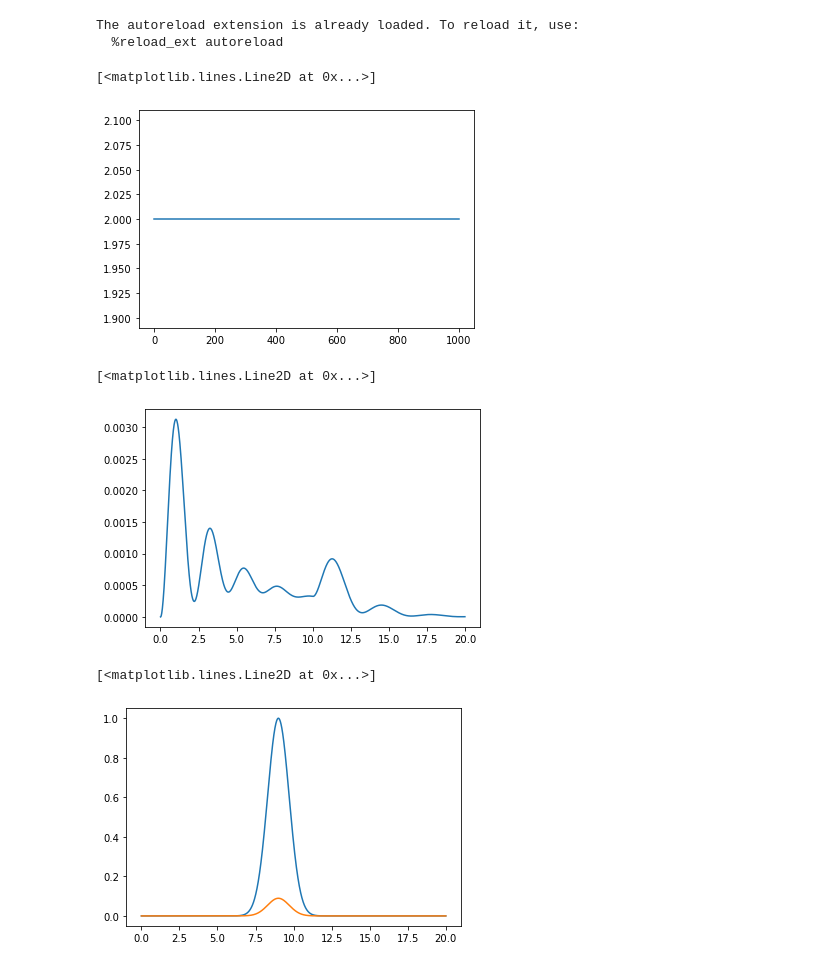
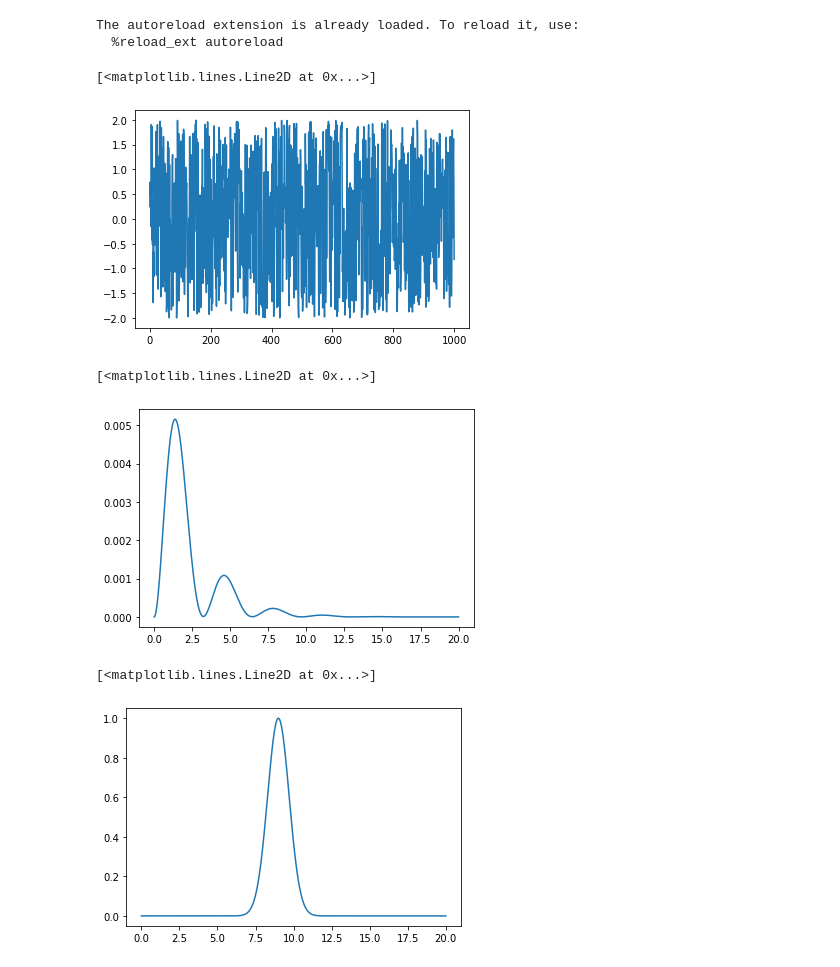
Before and after one commit to rahultrivedi1995/photon_emission_qcontrol, a Jupyter notebook: experiments.ipynb, the cells around one changed output. Cells and saved outputs as stored; diff of their text form; code cells hidden in the pictures.

```diff
--- a/experiments.ipynb
+++ b/experiments.ipynb
@@ -14,27 +15,24 @@ The autoreload extension is already loaded. To reload it, use:
   %reload_ext autoreload
 # %%
 state = cavity_qed_systems.ModulatedTavisCumming(0.01, 2000, [0], 1.0, 1.0)
-delta = ppulse.DirectParameterizedPulse(10, 1000, [2, 2])
+delta = ppulse.DirectParameterizedPulse(10, 1000, [2, -2])
 plt.plot(delta.state())
 # %% [output]
 [<matplotlib.lines.Line2D at 0x...>]
-[figure, old version]
+[figure, new version]
 # %%
 mps = state.get_mps([delta])
 single_ph_proj = cmps_utils.compute_single_ph_proj(mps)
 plt.plot(state.times, np.abs(single_ph_proj)**2)
 # %% [output]
 [<matplotlib.lines.Line2D at 0x...>]
-[figure, old version]
+[figure, new version]
 # %%
 target_photon_pulse = pulse.GaussianPulse(1.0, 9.0, 1.0)
 target_mps = cmps_utils.single_ph_state_as_mps(
-    single_ph_pulse(state.times))
-target_mps_proj = cmps_utils.compute_single_ph_proj(
-    target_mps)
+    target_photon_pulse(state.times), bond_dim=state.sys_dim)
 
-plt.plot(state.times, single_ph_pulse(state.times))
-plt.plot(state.times, target_mps_proj)
+plt.plot(state.times, target_photon_pulse(state.times))
 # %% [output]
 [<matplotlib.lines.Line2D at 0x...>]
-[figure, old version]
+[figure, new version]
```
Also changed, not shown: parts of 11 cells of this notebook, 3 other files.
